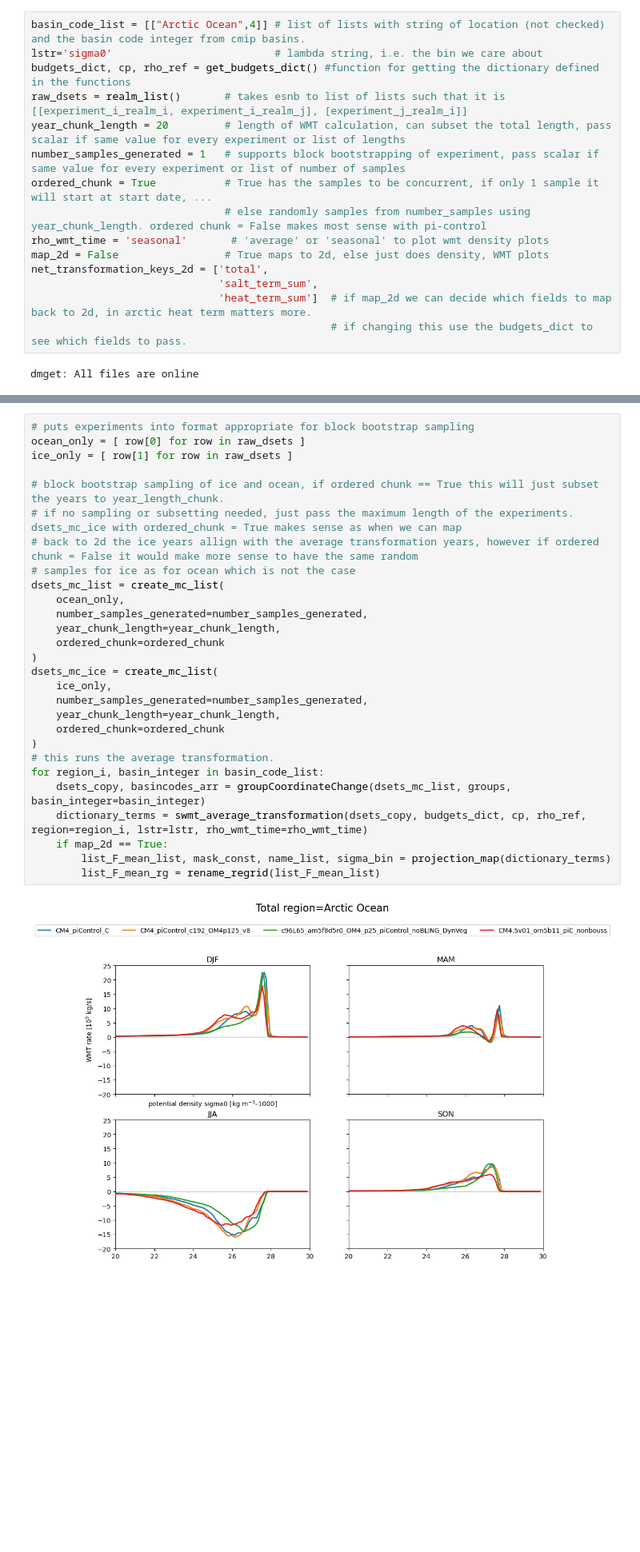
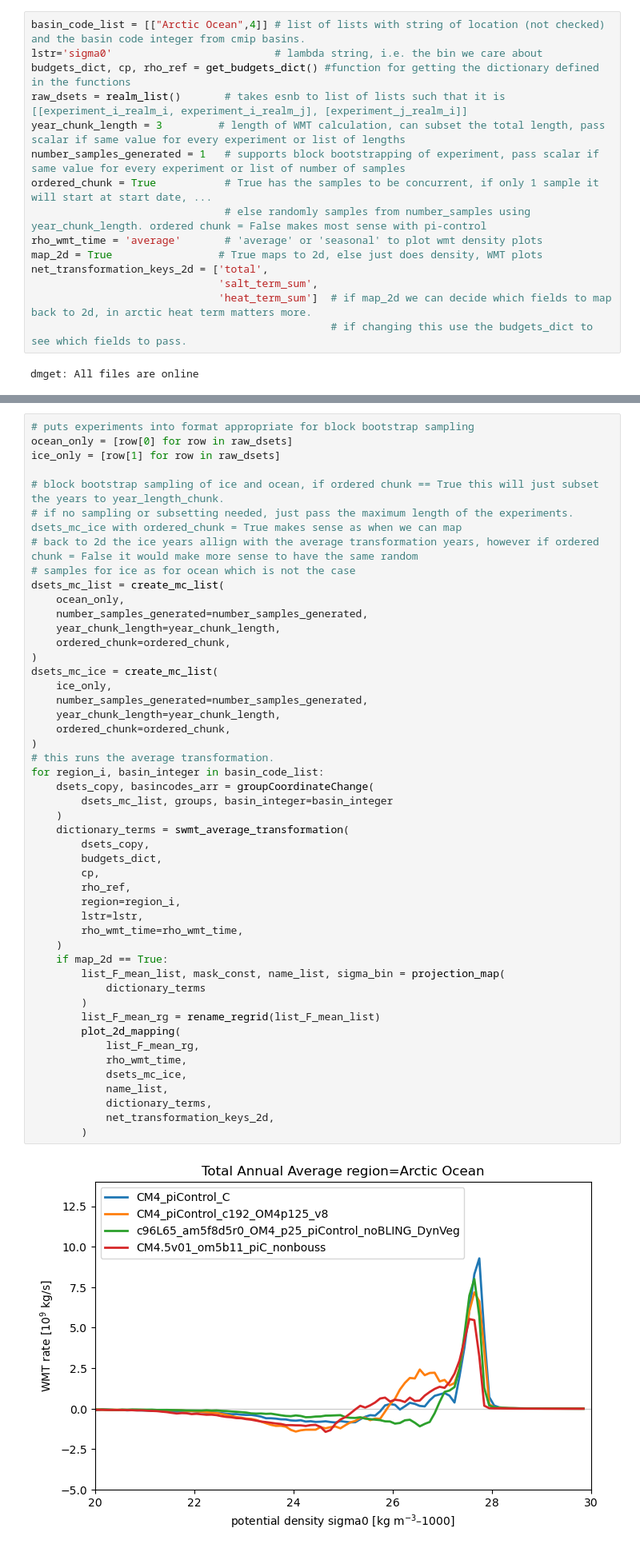
Before and after one commit to theo-avila/avila_2025_wmt, a Jupyter notebook: notebooks/comparison_notebook.ipynb, the cells around one changed output, grey strips where cells are left out. Shown at 80% size. Cells and saved outputs as stored; diff of their text form; blank space fills up the shorter version.

Commit message:
mapping to 2d for average, need seasonal now

```diff
--- a/notebooks/comparison_notebook.ipynb
+++ b/notebooks/comparison_notebook.ipynb
@@ -897,12 +1047,12 @@ basin_code_list = [["Arctic Ocean",4]] # list of lists with string of location (
 lstr='sigma0'                          # lambda string, i.e. the bin we care about
 budgets_dict, cp, rho_ref = get_budgets_dict() #function for getting the dictionary defined in the functions
 raw_dsets = realm_list()       # takes esnb to list of lists such that it is [[experiment_i_realm_i, experiment_i_realm_j], [experiment_j_realm_i]]
-year_chunk_length = 20         # length of WMT calculation, can subset the total length, pass scalar if same value for every experiment or list of lengths
+year_chunk_length = 3         # length of WMT calculation, can subset the total length, pass scalar if same value for every experiment or list of lengths
 number_samples_generated = 1   # supports block bootstrapping of experiment, pass scalar if same value for every experiment or list of number of samples
 ordered_chunk = True           # True has the samples to be concurrent, if only 1 sample it will start at start date, ...
                                # else randomly samples from number_samples using year_chunk_length. ordered chunk = False makes most sense with pi-control
-rho_wmt_time = 'seasonal'       # 'average' or 'seasonal' to plot wmt density plots
-map_2d = False                 # True maps to 2d, else just does density, WMT plots
+rho_wmt_time = 'average'       # 'average' or 'seasonal' to plot wmt density plots
+map_2d = True                 # True maps to 2d, else just does density, WMT plots
 net_transformation_keys_2d = ['total',
                               'salt_term_sum',
                               'heat_term_sum']  # if map_2d we can decide which fields to map back to 2d, in arctic heat term matters more.
@@ -913,31 +1063,51 @@ dmget: All files are online
 ### Calculation
 # %%
 # puts experiments into format appropriate for block bootstrap sampling
-ocean_only = [ row[0] for row in raw_dsets ]
-ice_only = [ row[1] for row in raw_dsets ]
+ocean_only = [row[0] for row in raw_dsets]
+ice_only = [row[1] for row in raw_dsets]
 
 # block bootstrap sampling of ice and ocean, if ordered chunk == True this will just subset the years to year_length_chunk.
 # if no sampling or subsetting needed, just pass the maximum length of the experiments. dsets_mc_ice with ordered_chunk = True makes sense as when we can map
 # back to 2d the ice years allign with the average transformation years, however if ordered chunk = False it would make more sense to have the same random
 # samples for ice as for ocean which is not the case
 dsets_mc_list = create_mc_list(
     ocean_only,
     number_samples_generated=number_samples_generated,
     year_chunk_length=year_chunk_length,
-    ordered_chunk=ordered_chunk
+    ordered_chunk=ordered_chunk,
 )
 dsets_mc_ice = create_mc_list(
     ice_only,
     number_samples_generated=number_samples_generated,
     year_chunk_length=year_chunk_length,
-    ordered_chunk=ordered_chunk
+    ordered_chunk=ordered_chunk,
 )
 # this runs the average transformation.
 for region_i, basin_integer in basin_code_list:
-    dsets_copy, basincodes_arr = groupCoordinateChange(dsets_mc_list, groups, basin_integer=basin_integer)
-    dictionary_terms = swmt_average_transformation(dsets_copy, budgets_dict, cp, rho_ref, region=region_i, lstr=lstr, rho_wmt_time=rho_wmt_time)
+    dsets_copy, basincodes_arr = groupCoordinateChange(
+        dsets_mc_list, groups, basin_integer=basin_integer
+    )
+    dictionary_terms = swmt_average_transformation(
+        dsets_copy,
+        budgets_dict,
+        cp,
+        rho_ref,
+        region=region_i,
+        lstr=lstr,
+        rho_wmt_time=rho_wmt_time,
+    )
     if map_2d == True:
-        list_F_mean_list, mask_const, name_list, sigma_bin = projection_map(dictionary_terms)
+        list_F_mean_list, mask_const, name_list, sigma_bin = projection_map(
+            dictionary_terms
+        )
         list_F_mean_rg = rename_regrid(list_F_mean_list)
+        plot_2d_mapping(
+            list_F_mean_rg,
+            rho_wmt_time,
+            dsets_mc_ice,
+            name_list,
+            dictionary_terms,
+            net_transformation_keys_2d,
+        )
 # %% [output]
-[figure, old version]
+[figure, new version]
```
Also changed, not shown: parts of 6 cells of this notebook.
